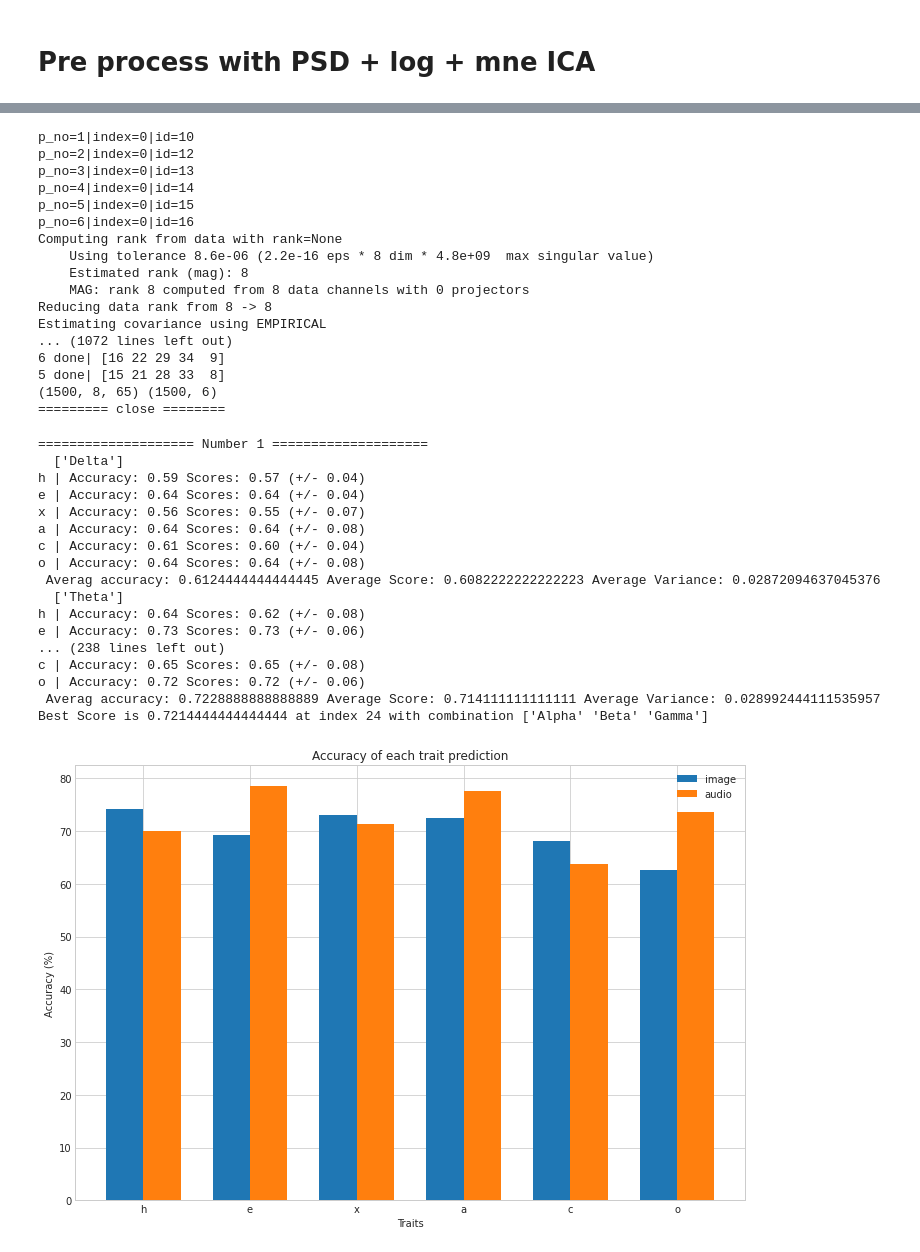
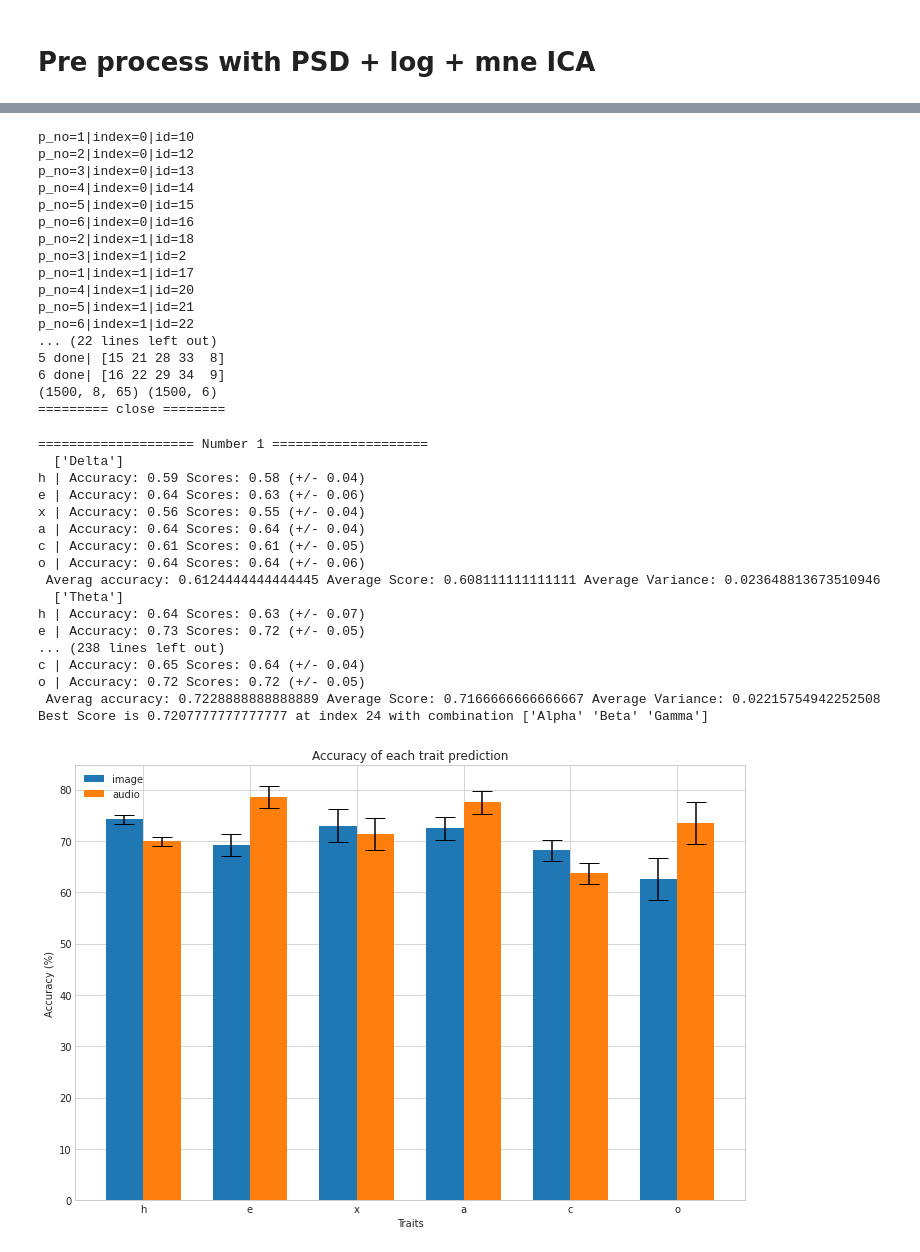
Before and after one commit to akraradets/2021JanHCI, a Jupyter notebook: 4-redo-process/03-CSP-redo-15.ipynb, the cells around one changed output, grey strips where cells are left out. Saved outputs shown, nothing was run; the diff lists cells and outputs as text; code cells hidden in the pictures.

```diff
--- a/4-redo-process/03-CSP-redo-15.ipynb
+++ b/4-redo-process/03-CSP-redo-15.ipynb
@@ -216,6 +216,8 @@ def build_data(p_num, EEG,ids):
                 raise ValueError(f"There might be a bad data. epochs.get_data().shape = {epochs.get_data().shape}")
 
             # Extract features
+            import sys
+            sys.stdout = open(os.devnull, 'w')
             events = np.array([int(event / 100) for event in epochs.events[:,2]])
             csp = mne.decoding.CSP(n_components=15, transform_into='csp_space', norm_trace=True)
             data = csp.fit_transform(epochs.get_data()[:,:8,:], events)
@@ -231,7 +233,7 @@ def build_data(p_num, EEG,ids):
                 label = np.expand_dims(label, axis=0)
                 if(type(Y) == type(None)): Y = label
                 else: Y = np.concatenate( [Y, label ], axis=0 )
-
+            sys.stdout = sys.__stdout__
     print(f"{p_num} done| {ids}")
     return np.array(X),np.array(Y),freq
 
@@ -378,15 +380,15 @@ p_no=3|index=0|id=13
 p_no=4|index=0|id=14
 p_no=5|index=0|id=15
 p_no=6|index=0|id=16
-Computing rank from data with rank=None
-    Using tolerance 8.6e-06 (2.2e-16 eps * 8 dim * 4.8e+09  max singular value)
-    Estimated rank (mag): 8
-    MAG: rank 8 computed from 8 data channels with 0 projectors
-Reducing data rank from 8 -> 8
-Estimating covariance using EMPIRICAL
-... (1072 lines left out)
+p_no=2|index=1|id=18
+p_no=3|index=1|id=2
+p_no=1|index=1|id=17
+p_no=4|index=1|id=20
+p_no=5|index=1|id=21
+p_no=6|index=1|id=22
+... (22 lines left out)
+5 done| [15 21 28 33  8]
 6 done| [16 22 29 34  9]
-5 done| [15 21 28 33  8]
 (1500, 8, 65) (1500, 6)
 ========= close ========
 # %%
@@ -426,43 +428,43 @@ print(f"Best Score is {best_audio} at index {best_audio_idx} with combination {b
 # %% [output]
 ==================== Number 1 ====================
   ['Delta']
-h | Accuracy: 0.59 Scores: 0.57 (+/- 0.04)
-e | Accuracy: 0.64 Scores: 0.64 (+/- 0.04)
-x | Accuracy: 0.56 Scores: 0.55 (+/- 0.07)
-a | Accuracy: 0.64 Scores: 0.64 (+/- 0.08)
-c | Accuracy: 0.61 Scores: 0.60 (+/- 0.04)
-o | Accuracy: 0.64 Scores: 0.64 (+/- 0.08)
- Averag accuracy: 0.6124444444444445 Average Score: 0.6082222222222223 Average Variance: 0.02872094637045376
+h | Accuracy: 0.59 Scores: 0.58 (+/- 0.04)
+e | Accuracy: 0.64 Scores: 0.63 (+/- 0.06)
+x | Accuracy: 0.56 Scores: 0.55 (+/- 0.04)
+a | Accuracy: 0.64 Scores: 0.64 (+/- 0.04)
+c | Accuracy: 0.61 Scores: 0.61 (+/- 0.05)
+o | Accuracy: 0.64 Scores: 0.64 (+/- 0.06)
+ Averag accuracy: 0.6124444444444445 Average Score: 0.608111111111111 Average Variance: 0.023648813673510946
   ['Theta']
-h | Accuracy: 0.64 Scores: 0.62 (+/- 0.08)
-e | Accuracy: 0.73 Scores: 0.73 (+/- 0.06)
+h | Accuracy: 0.64 Scores: 0.63 (+/- 0.07)
+e | Accuracy: 0.73 Scores: 0.72 (+/- 0.05)
 ... (238 lines left out)
-c | Accuracy: 0.65 Scores: 0.65 (+/- 0.08)
-o | Accuracy: 0.72 Scores: 0.72 (+/- 0.06)
- Averag accuracy: 0.7228888888888889 Average Score: 0.714111111111111 Average Variance: 0.028992444111535957
-Best Score is 0.7214444444444444 at index 24 with combination ['Alpha' 'Beta' 'Gamma']
+c | Accuracy: 0.65 Scores: 0.64 (+/- 0.04)
+o | Accuracy: 0.72 Scores: 0.72 (+/- 0.05)
+ Averag accuracy: 0.7228888888888889 Average Score: 0.7166666666666667 Average Variance: 0.02215754942252508
+Best Score is 0.7207777777777777 at index 24 with combination ['Alpha' 'Beta' 'Gamma']
 # %%
 result_image = np.array(result_image)
 result_audio = np.array(result_audio)
 # %%
 traits = ["h","e","x","a","c","o"]
 width =.35
 
 fig, ax = plt.subplots(figsize=(12,8))
 
-ax.bar(np.arange(6)      ,result_image[best_image_idx,:,0] * 100, width=width, label='image', ecolor='black', capsize=10)
-ax.bar(np.arange(6)+width,result_audio[best_audio_idx,:,0] * 100, width=width, label='audio', ecolor='black', capsize=10)
+ax.bar(np.arange(6)      ,result_image[best_image_idx,:,0] * 100, yerr=result_image[best_image_idx,:,2] * 100, width=width, label='image', ecolor='black', capsize=10)
+ax.bar(np.arange(6)+width,result_audio[best_audio_idx,:,0] * 100, yerr=result_image[best_audio_idx,:,2] * 100, width=width, label='audio', ecolor='black', capsize=10)
 
 ax.set_xlabel('Traits')
 ax.set_ylabel('Accuracy (%)')
 ax.set_title('Accuracy of each trait prediction')
 ax.set_xticks(np.arange(6) + width / 2)
 ax.set_xticklabels(traits)
 ax.legend()
 
 plt.show()
 # %% [output]
-[figure, old version]
+[figure, new version]
 # %%
 print(f"On average, image accuracy is {round(result_image[best_image_idx,:,0].mean(),2)} and audio accuracy is {round(result_audio[best_audio_idx,:,0].mean(),2)}")
 print(f"On average, image    score is {round(result_image[best_image_idx,:,1].mean(),2)} and audio    score is {round(result_audio[best_audio_idx,:,1].mean(),2)}")
```
Also changed, not shown: parts of 4 cells of this notebook.
